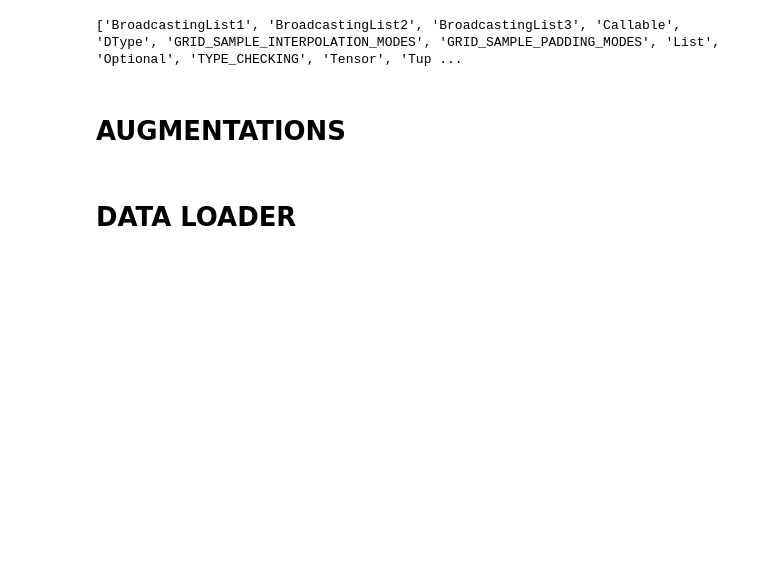
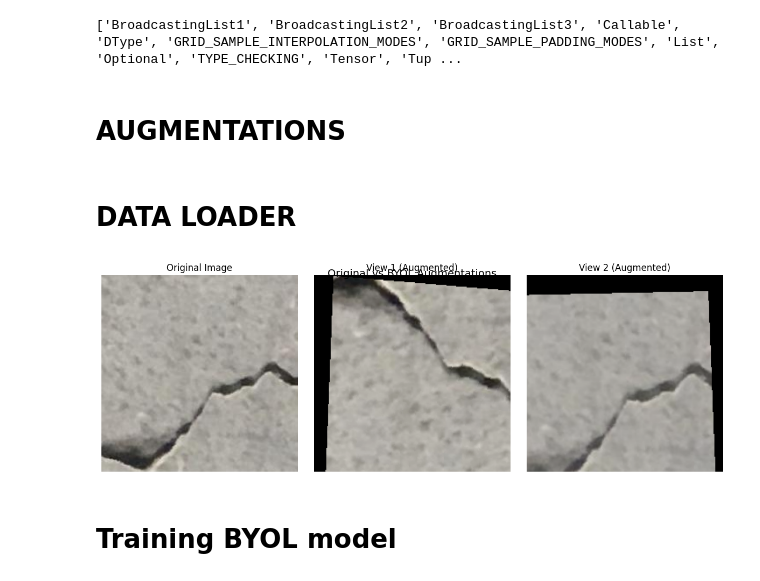
Before and after one commit to 23ME30056/23ME30056, a Jupyter notebook: self_supervised_learning_cranet.ipynb, the cells around one changed output. Saved outputs shown, nothing was run; the diff lists cells and outputs as text; code cells hidden in the pictures; blank space fills up the shorter version.

```diff
--- a/self_supervised_learning_cranet.ipynb
+++ b/self_supervised_learning_cranet.ipynb
@@ -774,0 +803,40 @@ class BYOLCrackDataset(Dataset):
+# %%
+class CrackPairView:
+    def __init__(self, base_transform):
+        self.base_transform = base_transform
+
+    def __call__(self, img):
+        return self.base_transform(img), self.base_transform(img)
+
+# ✅ 3. Create the transform that returns two views
+pair_transform = CrackPairView(crack_aware_transform)
+# %%
+image_dir = "/content/drive/MyDrive/CRANET research (1)/CRANET research/unzipped/unlabelled"
+image_paths = [os.path.join(image_dir, f) for f in os.listdir(image_dir) if f.lower().startswith("crack") and f.lower().endswith((".jpg", ".jpeg", ".png"))]
+img_path = random.choice(image_paths)
+
+img = Image.open(img_path).convert("RGB")
+view1, view2 = pair_transform(img)
+
+# ✅ 4. VisualiZING BOTH VIEWS
+fig, ax = plt.subplots(1, 3, figsize=(12, 4))
+
+ax[0].imshow(img)
+ax[0].set_title("Original Image")
+ax[0].axis("off")
+
+ax[1].imshow(view1.permute(1, 2, 0))
+ax[1].set_title("View 1 (Augmented)")
+ax[1].axis("off")
+
+ax[2].imshow(view2.permute(1, 2, 0))
+ax[2].set_title("View 2 (Augmented)")
+ax[2].axis("off")
+
+plt.tight_layout()
+plt.suptitle("Original vs BYOL Augmentations", fontsize=14)
+plt.show()
+# %% [output]
+[figure, added]
+# %% [markdown]
+# Training BYOL model
```
Also changed, not shown: parts of 9 cells of this notebook.
